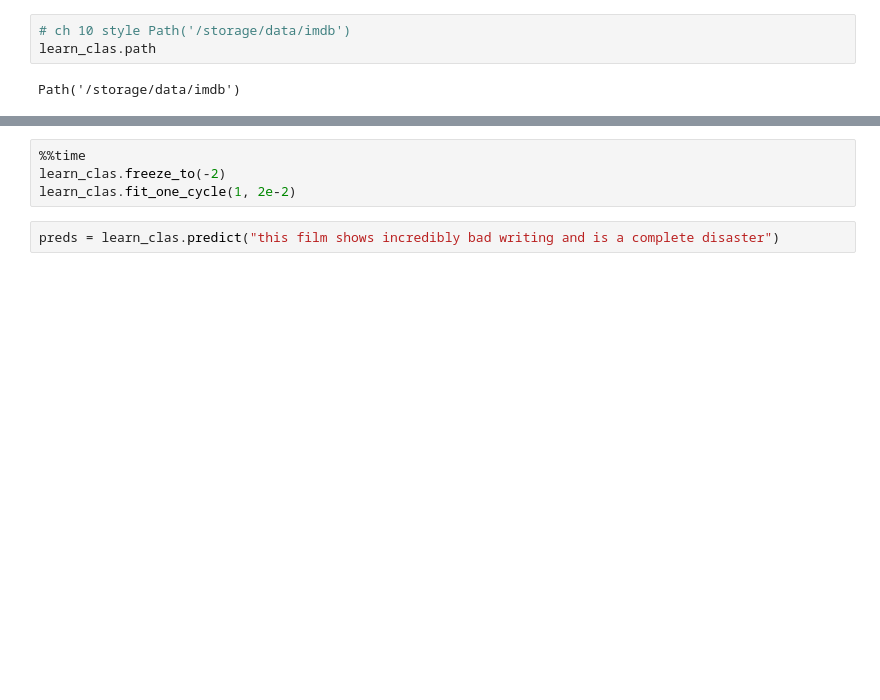
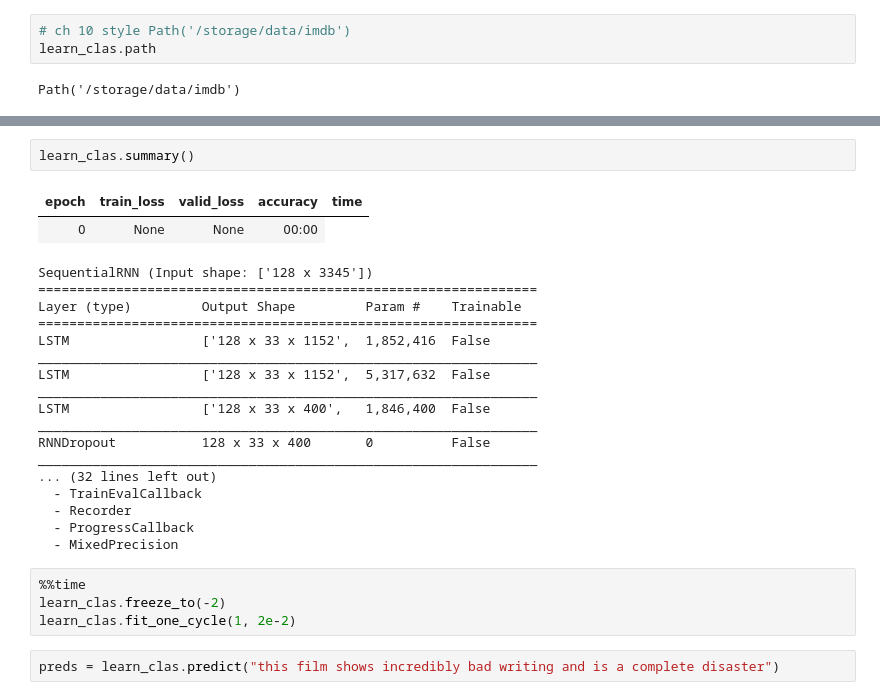
Before and after one commit to PacktPublishing/Deep-Learning-with-fastai-Cookbook, a Jupyter notebook: ch4/text_classifier_model.ipynb, the cells around one changed output, grey strips where cells are left out. Cells and saved outputs as stored; diff of their text form; blank space fills up the shorter version.

```diff
--- a/ch4/text_classifier_model.ipynb
+++ b/ch4/text_classifier_model.ipynb
@@ -167,3 +379,25 @@ Wall time: 1min 37s
+# %%
+learn_clas.summary()
+# %% [output]
+| epoch | train_loss | valid_loss | accuracy | time |
+| 0 | None | None | 00:00 |
+SequentialRNN (Input shape: ['128 x 3345'])
+================================================================
+Layer (type)         Output Shape         Param #    Trainable
+================================================================
+LSTM                 ['128 x 33 x 1152',  1,852,416  False
+________________________________________________________________
+LSTM                 ['128 x 33 x 1152',  5,317,632  False
+________________________________________________________________
+LSTM                 ['128 x 33 x 400',   1,846,400  False
+________________________________________________________________
+RNNDropout           128 x 33 x 400       0          False
+________________________________________________________________
+... (32 lines left out)
+  - TrainEvalCallback
+  - Recorder
+  - ProgressCallback
+  - MixedPrecision
 # %%
 %%time
 learn_clas.freeze_to(-2)
```
Also changed, not shown: parts of 26 cells of this notebook.
